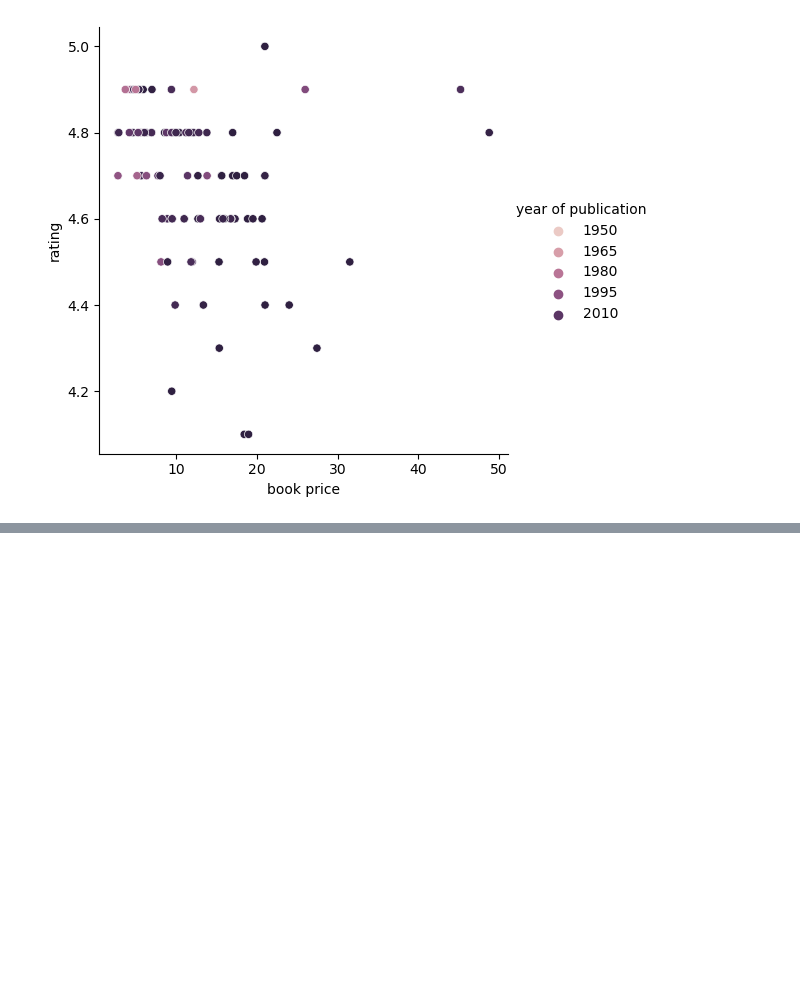
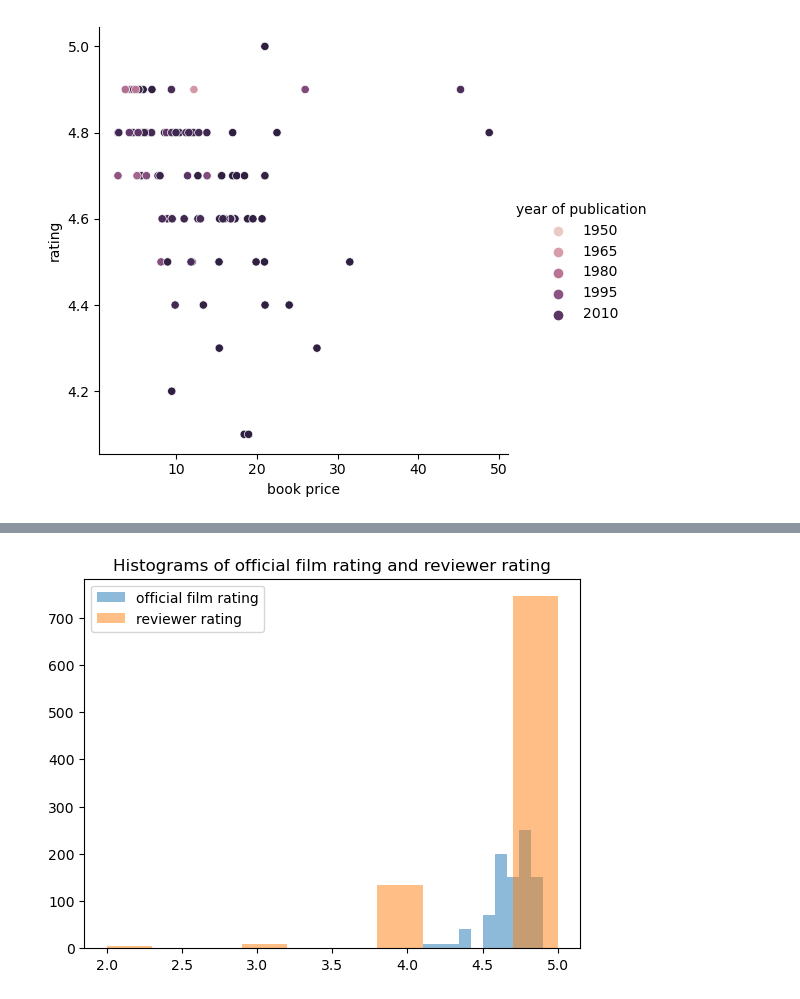
Before and after one commit to SOPP-EC/Top-100-Bestselling-Book-Reviews, a Jupyter notebook: top-100-bestselling-book-reviews.ipynb, the cells around one changed output, grey strips where cells are left out. Drawn from its saved outputs; the diff is of its cells as text; code cells hidden in the pictures; blank space fills up the shorter version.

```diff
--- a/top-100-bestselling-book-reviews.ipynb
+++ b/top-100-bestselling-book-reviews.ipynb
@@ -93,0 +113,8 @@ top100_reviews.query('is_verified == False')
+# %%
+plt.hist(top100_reviews["rating"], alpha = 0.5)
+plt.hist(top100_reviews["reviewer rating"], alpha = 0.5)
+plt.title("Histograms of official film rating and reviewer rating")
+plt.legend(["official film rating","reviewer rating"])
+plt.show()
+# %% [output]
+[figure, added]
```
Also changed, not shown: parts of 22 cells of this notebook.
